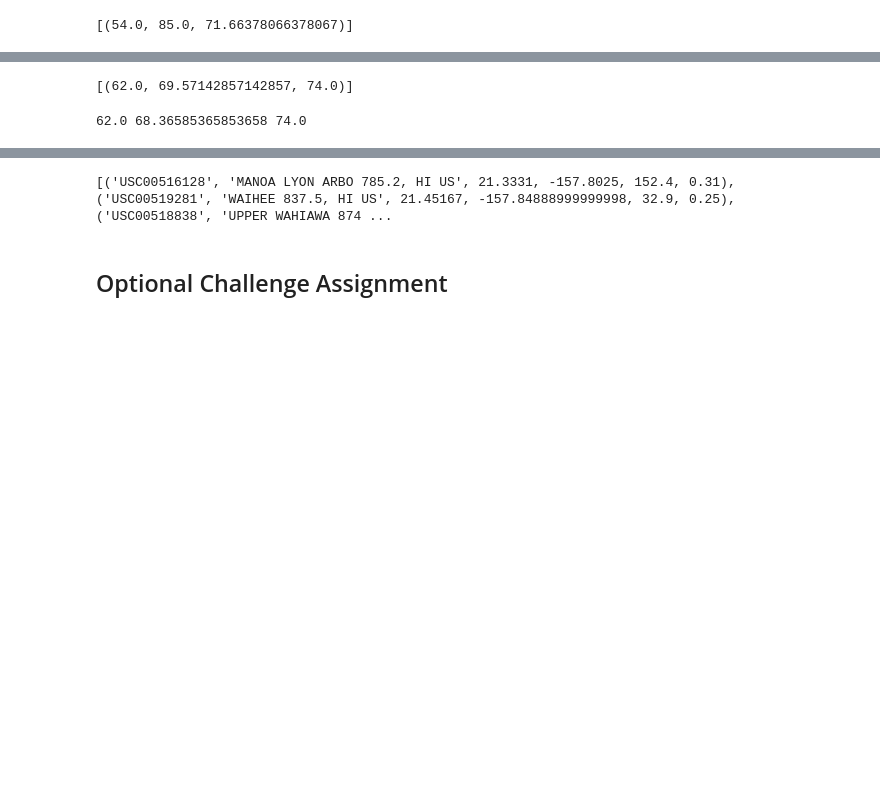
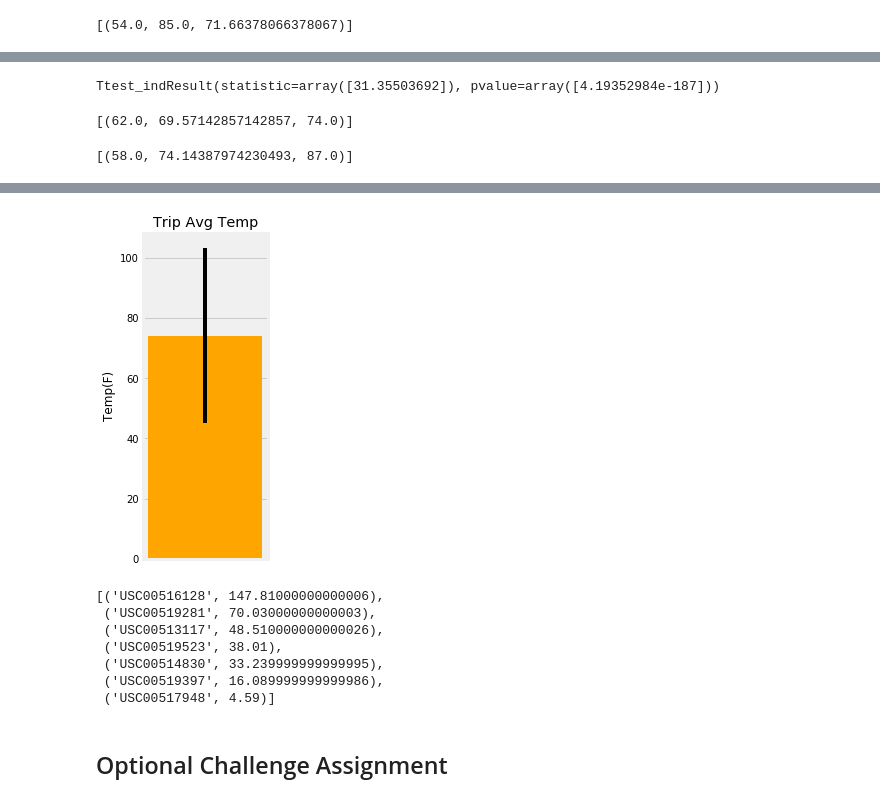
Before and after one commit to ningzesun1993/sqlalchemy-challenge, a Jupyter notebook: climate_starter.ipynb, the cells around one changed output, grey strips where cells are left out. Cells and saved outputs as stored; diff of their text form; code cells hidden in the pictures; blank space fills up the shorter version.

```diff
--- a/climate_starter.ipynb
+++ b/climate_starter.ipynb
@@ -131,3 +149,9 @@ temp_station
+# %%
+june_temp = session.query(Measurement.tobs).filter(func.strftime("%m", Measurement.date) == '06').all()
+dec_temp = session.query(Measurement.tobs).filter(func.strftime("%m", Measurement.date) == '12').all()
+ttest_ind(june_temp, dec_temp, equal_var = False)
+# %% [output]
+Ttest_indResult(statistic=array([31.35503692]), pvalue=array([4.19352984e-187]))
 # %%
 # This function called `calc_temps` will accept start date and end date in the format '%Y-%m-%d'
 # and return the minimum, average, and maximum temperatures for that range of dates
@@ -152,11 +176,19 @@ print(calc_temps('2012-02-28', '2012-03-05'))
 # %%
 # Use your previous function `calc_temps` to calculate the tmin, tavg, and tmax
 # for your trip using the previous year's data for those same dates.
+trip_temp = calc_temps('2017-01-01', '2018-01-01')
+trip_temp
 # %% [output]
-62.0 68.36585365853658 74.0
+[(58.0, 74.14387974230493, 87.0)]
 # %%
 # Plot the results from your previous query as a bar chart.
 # Use "Trip Avg Temp" as your Title
 # Use the average temperature for the y value
 # Use the peak-to-peak (tmax-tmin) value as the y error bar (yerr)
+plt.figure(figsize = (2,6))
+plt.bar('Trip Avg Temp', trip_temp[0][1], width = 0.1, yerr = (trip_temp[0][2] - trip_temp[0][0]), color = 'orange')
+plt.ylabel('Temp(F)')
+plt.xticks([])
+plt.title('Trip Avg Temp')
+plt.show()
 # %% [output]
@@ -165,8 +195,17 @@ print(calc_temps('2012-02-28', '2012-03-05'))
+[figure, added]
 # %%
 # Calculate the total amount of rainfall per weather station for your trip dates using the previous year's matching dates.
 # Sort this in descending order by precipitation amount and list the station, name, latitude, longitude, and elevation
+target_date = session.query(Measurement.station, func.sum(Measurement.prcp)).filter(Measurement.date >= target_date).group_by(Measurement.station).order_by(func.sum(Measurement.prcp).desc()).all()
+target_date
 # %% [output]
-[('USC00516128', 'MANOA LYON ARBO 785.2, HI US', 21.3331, -157.8025, 152.4, 0.31), ('USC00519281', 'WAIHEE 837.5, HI US', 21.45167, -157.84888999999998, 32.9, 0.25), ('USC00518838', 'UPPER WAHIAWA 874 ...
+[('USC00516128', 147.81000000000006),
+ ('USC00519281', 70.03000000000003),
+ ('USC00513117', 48.510000000000026),
+ ('USC00519523', 38.01),
+ ('USC00514830', 33.239999999999995),
+ ('USC00519397', 16.089999999999986),
+ ('USC00517948', 4.59)]
 # %% [markdown]
 ## Optional Challenge Assignment
 # %%
```
Also changed, not shown: parts of 11 cells of this notebook.
